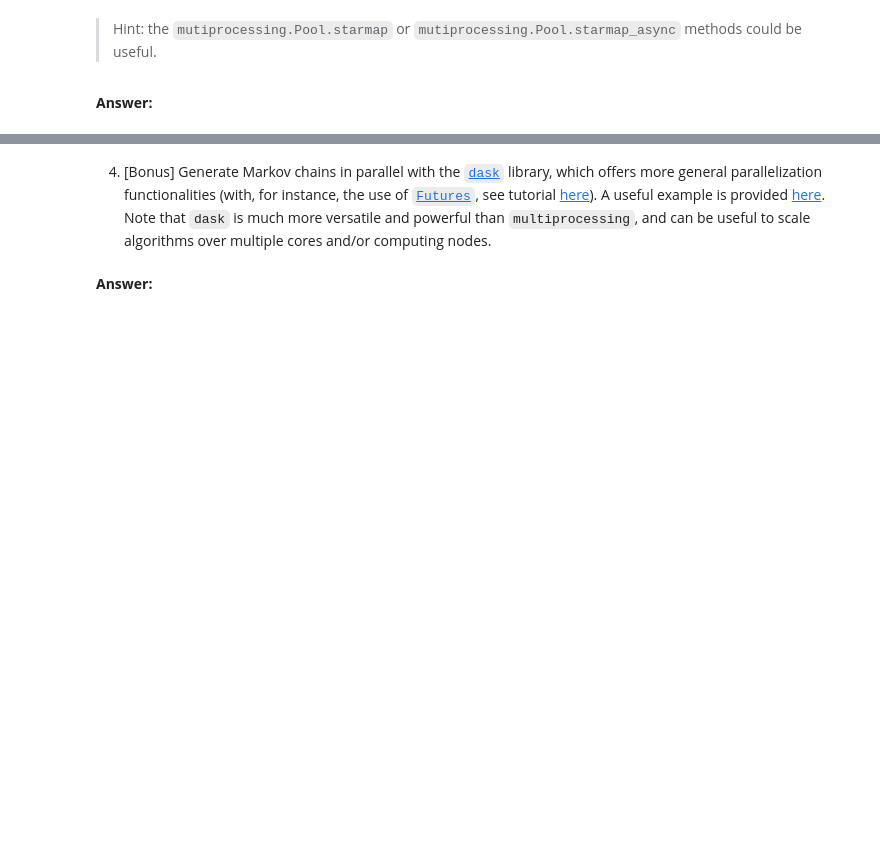
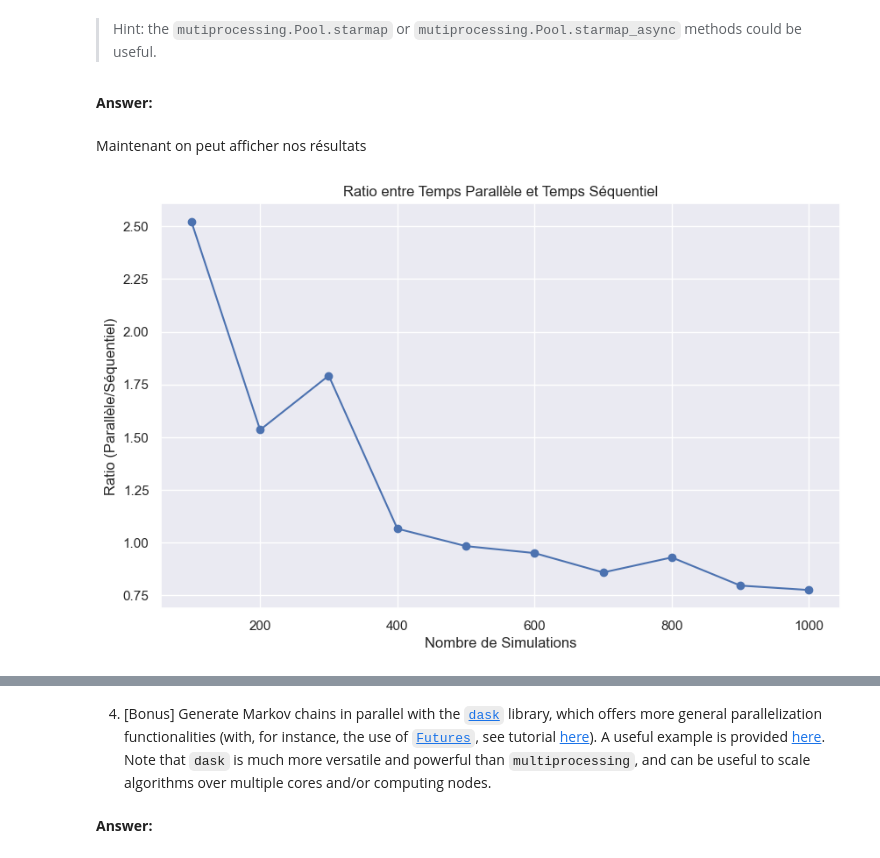
Before and after one commit to mcaron01/python_sdia, a Jupyter notebook: Labs/Lab5/lab5.ipynb, the cells around one changed output, grey strips where cells are left out. Drawn from its saved outputs; the diff is of its cells as text; code cells hidden in the pictures; blank space fills up the shorter version.

```diff
--- a/Labs/Lab5/lab5.ipynb
+++ b/Labs/Lab5/lab5.ipynb
@@ -230,0 +284,10 @@ print(X)
+# %%
+# On définit les paramètres pour les simulations
+rho = np.array([0.2, 0.8])
+A = np.array([[0.5, 0.5], [0.3, 0.7]])
+nmax = 50
+# %%
+# Initialisation des listes pour stocker les temps d'exécution
+num_simulations = list(range(100, 1001, 100))
+times_serial = []
+times_parallel = []
@@ -230,0 +327,17 @@ print(X)
+# %% [markdown]
+Maintenant on peut afficher nos résultats
+# %%
+# On calcule le ratio parallèle/séquentiel
+ratios = [parallel_time / serial_time for parallel_time, serial_time in zip(times_parallel, times_serial)]
+
+# Tracer le graphique
+plt.figure(figsize=(10, 6))
+plt.plot(num_simulations, ratios, marker='o')
+plt.xlabel('Nombre de Simulations')
+plt.ylabel('Ratio (Parallèle/Séquentiel)')
+plt.title('Ratio entre Temps Parallèle et Temps Séquentiel')
+plt.grid(True)
+plt.savefig('img/ratio_temps.png')
+plt.show()
+# %% [output]
+[figure, added]
```
Also changed, not shown: parts of 9 cells of this notebook, 5 other files.
